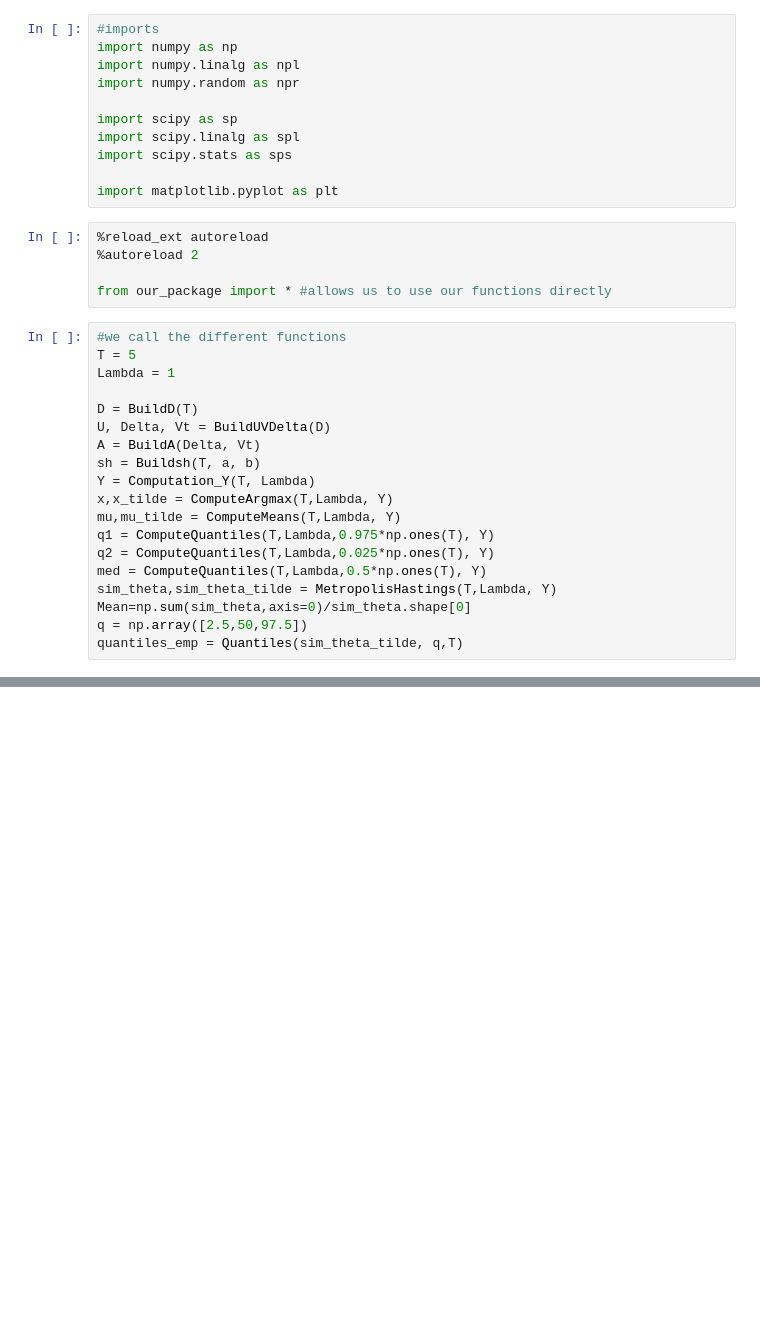
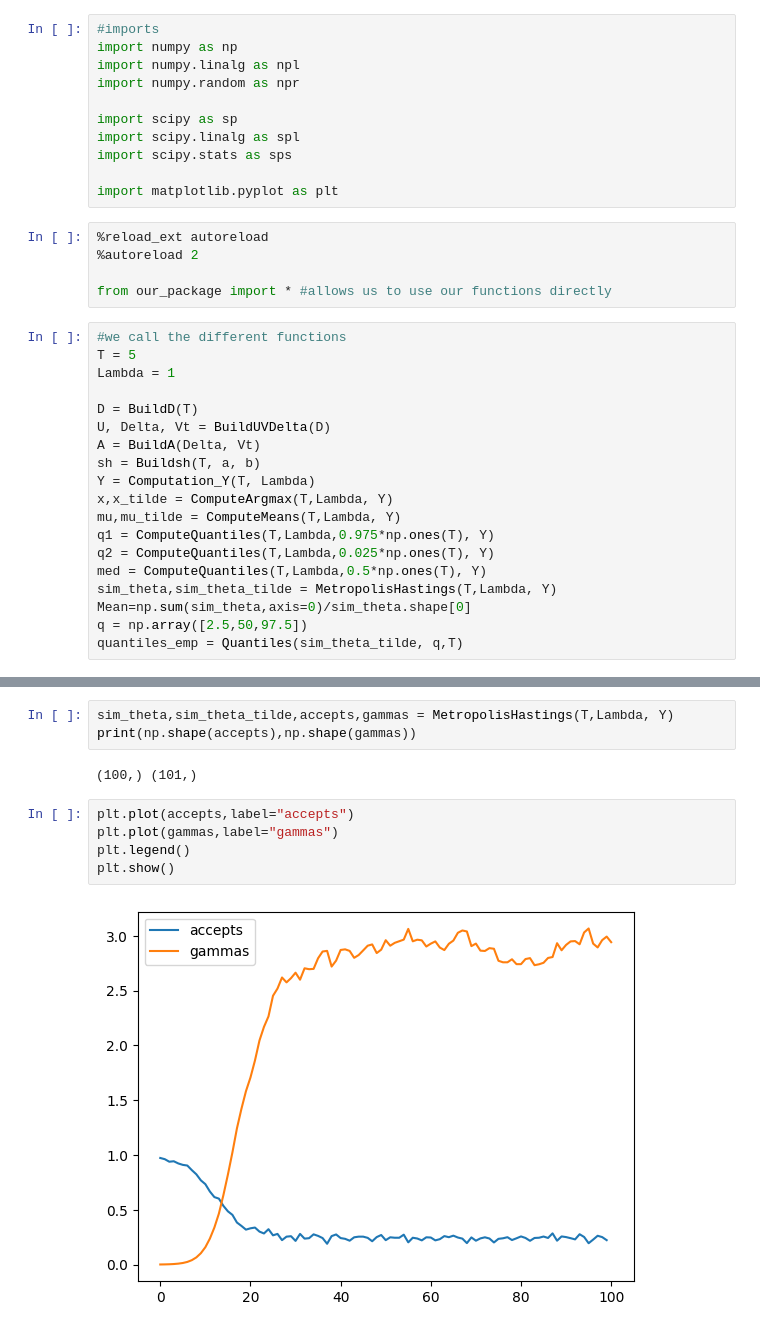
Before and after one commit to vetlerl/mcmc-epidemic, a Jupyter notebook: our_graphics.ipynb, the cells around one changed output, grey strips where cells are left out. Saved outputs shown, nothing was run; the diff lists cells and outputs as text; blank space fills up the shorter version.

```diff
--- a/our_graphics.ipynb
+++ b/our_graphics.ipynb
@@ -85,0 +86,12 @@ plt.show()
+# %%
+sim_theta,sim_theta_tilde,accepts,gammas = MetropolisHastings(T,Lambda, Y)
+print(np.shape(accepts),np.shape(gammas))
+# %% [output]
+(100,) (101,)
+# %%
+plt.plot(accepts,label="accepts")
+plt.plot(gammas,label="gammas")
+plt.legend()
+plt.show()
+# %% [output]
+[figure, added]
```
Also changed, not shown: parts of 3 cells of this notebook, 1 other file.
